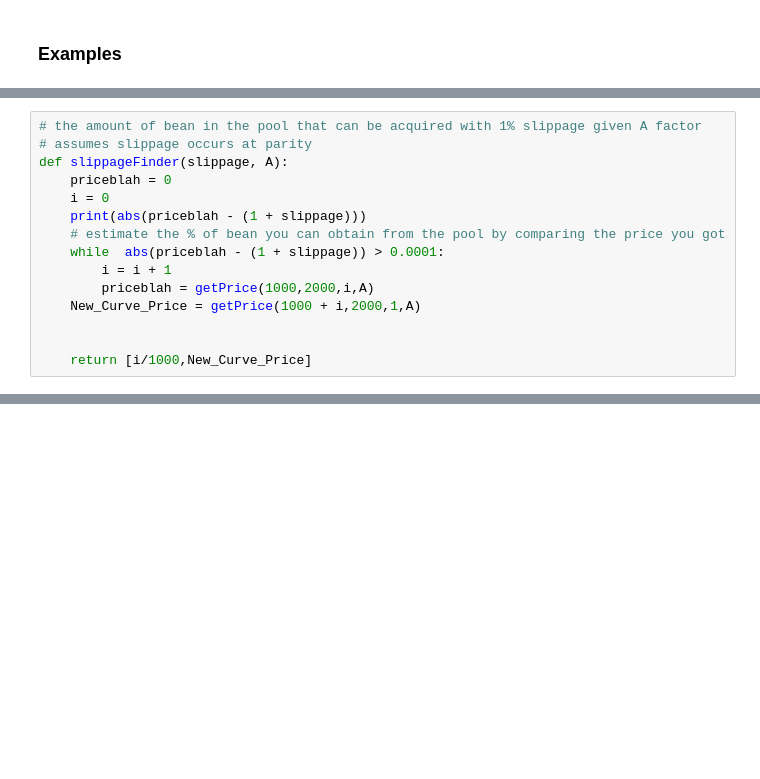
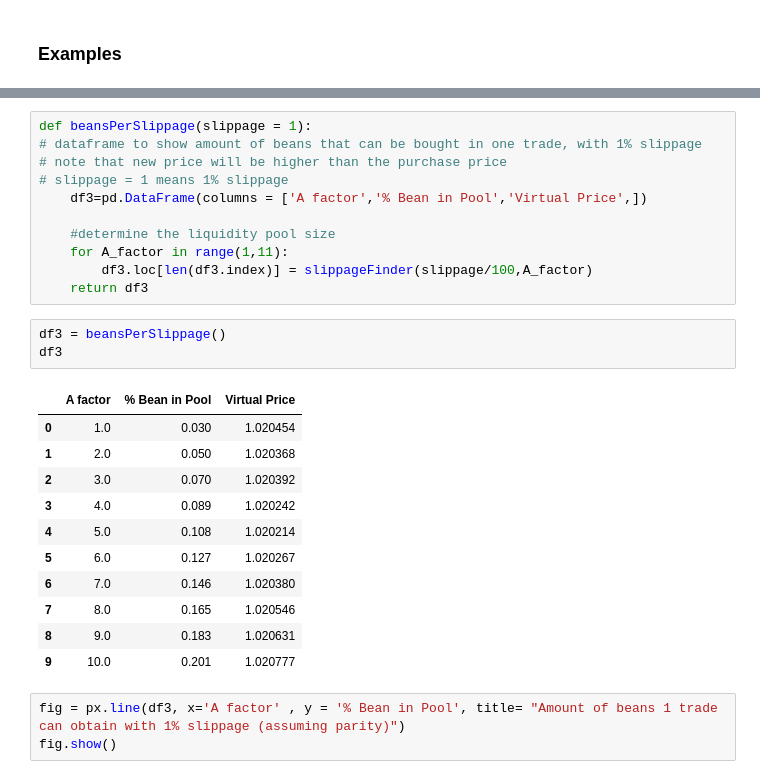
Before and after one commit to Brean0/Curveswap-Research, a Jupyter notebook: Stableswap.ipynb, the cells around one changed output, grey strips where cells are left out. Cells and saved outputs as stored; diff of their text form; blank space fills up the shorter version.

```diff
--- a/Stableswap.ipynb
+++ b/Stableswap.ipynb
@@ -78,15 +108,0 @@ stableSwap(10_000_000,1.02,A = 10)
-# %%
-# the amount of bean in the pool that can be acquired with 1% slippage given A factor
-# assumes slippage occurs at parity
-def slippageFinder(slippage, A):
-    priceblah = 0
-    i = 0
-    print(abs(priceblah - (1 + slippage)))
-    # estimate the % of bean you can obtain from the pool by comparing the price you got
-    while  abs(priceblah - (1 + slippage)) > 0.0001:
-        i = i + 1
-        priceblah = getPrice(1000,2000,i,A)
-    New_Curve_Price = getPrice(1000 + i,2000,1,A)
-
-
-    return [i/1000,New_Curve_Price]
@@ -97,0 +178,29 @@ slippageFinder(0.01,100)
+# %%
+def beansPerSlippage(slippage = 1):
+# dataframe to show amount of beans that can be bought in one trade, with 1% slippage
+# note that new price will be higher than the purchase price
+# slippage = 1 means 1% slippage
+    df3=pd.DataFrame(columns = ['A factor','% Bean in Pool','Virtual Price',])
+
+    #determine the liquidity pool size
+    for A_factor in range(1,11):
+        df3.loc[len(df3.index)] = slippageFinder(slippage/100,A_factor)
+    return df3
+# %%
+df3 = beansPerSlippage()
+df3
+# %% [output]
+|  | A factor | % Bean in Pool | Virtual Price |
+| 0 | 1.0 | 0.030 | 1.020454 |
+| 1 | 2.0 | 0.050 | 1.020368 |
+| 2 | 3.0 | 0.070 | 1.020392 |
+| 3 | 4.0 | 0.089 | 1.020242 |
+| 4 | 5.0 | 0.108 | 1.020214 |
+| 5 | 6.0 | 0.127 | 1.020267 |
+| 6 | 7.0 | 0.146 | 1.020380 |
+| 7 | 8.0 | 0.165 | 1.020546 |
+| 8 | 9.0 | 0.183 | 1.020631 |
+| 9 | 10.0 | 0.201 | 1.020777 |
+# %%
+fig = px.line(df3, x='A factor' , y = '% Bean in Pool', title= "Amount of beans 1 trade can obtain with 1% slippage (assuming parity)")
+fig.show()
```
Also changed, not shown: parts of 14 cells of this notebook, 6 other files.
